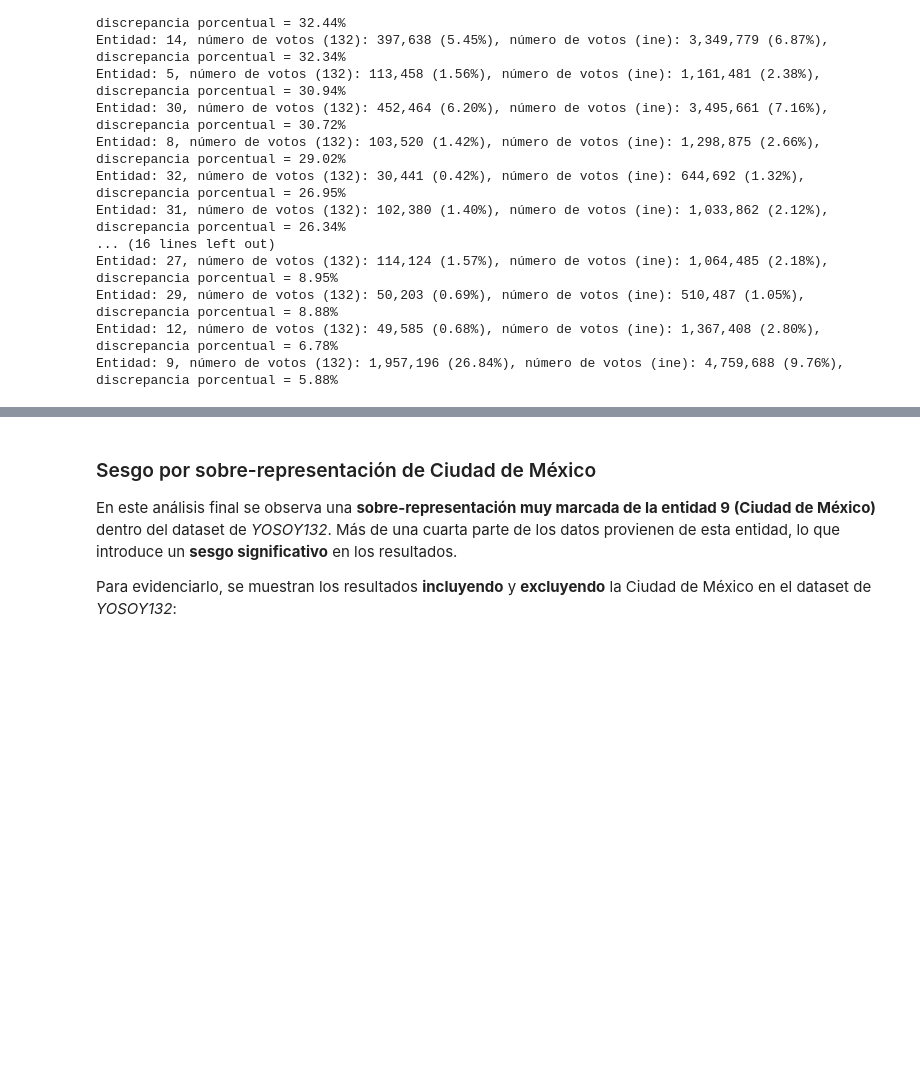
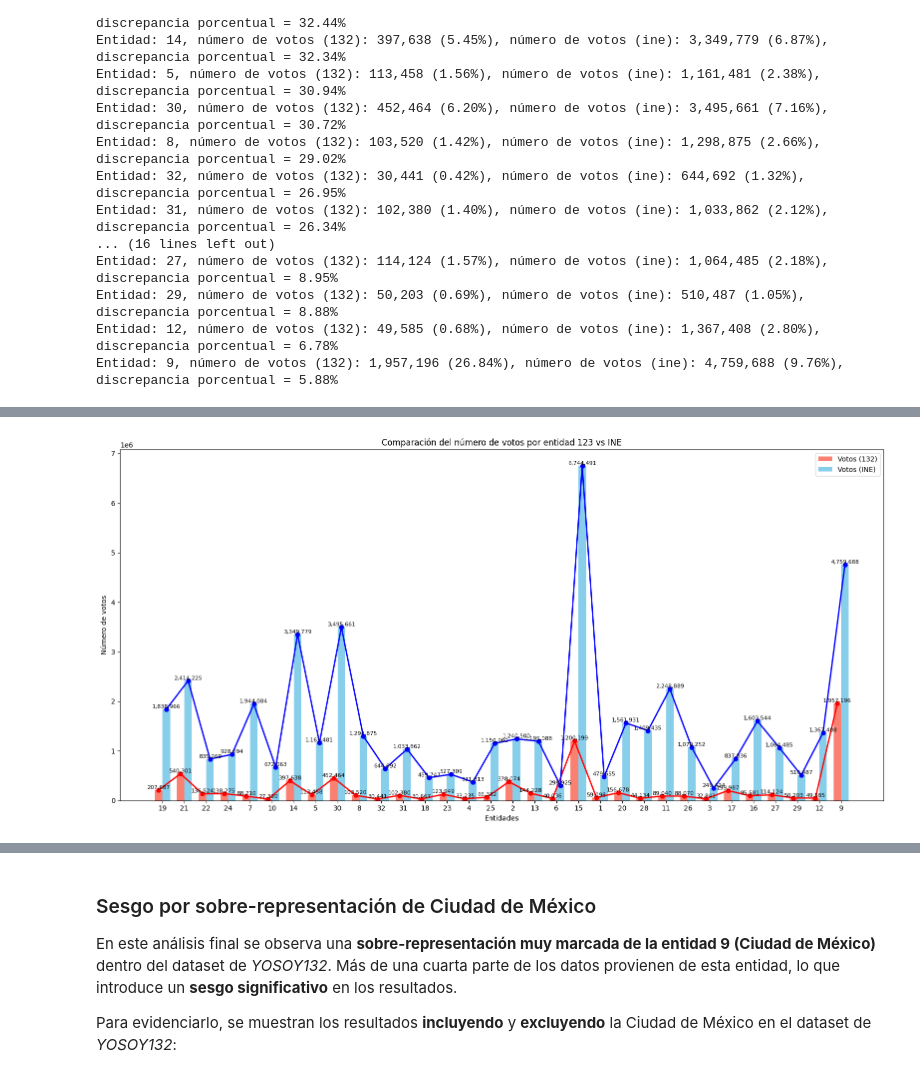
Before and after one commit to JoseAque/Ciencia-de-Datos, a Jupyter notebook: CD_04_Diccionarios/CD_04_PrimerProyecto_NOMBRE_APELLIDO.ipynb, the cells around one changed output, grey strips where cells are left out. Cells and saved outputs as stored; diff of their text form; code cells hidden in the pictures; blank space fills up the shorter version.

```diff
--- a/CD_04_Diccionarios/CD_04_PrimerProyecto_NOMBRE_APELLIDO.ipynb
+++ b/CD_04_Diccionarios/CD_04_PrimerProyecto_NOMBRE_APELLIDO.ipynb
@@ -540,3 +577,40 @@ Entidad: 9, número de votos (132): 1,957,196 (26.84%), número de votos (ine):
+# %%
+import matplotlib.pyplot as plt
+
+# Datos
+entidades = [19,21,22,24,7,10,14,5,30,8,32,31,18,23,4,25,2,13,6,15,1,20,28,11,26,3,17,16,27,29,12,9]
+votos_132 = [207687,540301,136524,138275,88710,27320,397638,113458,452464,103520,30441,102380,30667,123949,33235,66382,378074,144228,40036,1200199,59098,156678,44134,89040,88070,32841,199987,95581,114124,50203,49585,1957196]
+votos_ine = [1838966,2414225,835269,928694,1944084,672063,3349779,1161481,3495661,1298875,644692,1033862,459747,527309,371813,1150900,1240500,1195088,298925,6744491,479655,1561931,1409435,2248889,1070252,249424,837836,1603544,1064485,510487,1367408,4759688]
+
+plt.figure(figsize=(16,8))
+bar_width = 0.35
+x = range(len(entidades))
+
+# Barras
+bars_132 = plt.bar([i - bar_width/2 for i in x], votos_132, width=bar_width, label='Votos (132)', color='salmon')
+bars_ine = plt.bar([i + bar_width/2 for i in x], votos_ine, width=bar_width, label='Votos (INE)', color='skyblue')
+
+# Líneas sobre las barras
+plt.plot([i - bar_width/2 for i in x], votos_132, color='red', marker='o', linestyle='-', linewidth=2)
+plt.plot([i + bar_width/2 for i in x], votos_ine, color='blue', marker='o', linestyle='-', linewidth=2)
+
+# Números encima de las barras
+for bar in bars_132:
+    plt.text(bar.get_x() + bar.get_width()/2, bar.get_height(), f'{int(bar.get_height()):,}', ha='center', va='bottom', fontsize=8)
+for bar in bars_ine:
+    plt.text(bar.get_x() + bar.get_width()/2, bar.get_height(), f'{int(bar.get_height()):,}', ha='center', va='bottom', fontsize=8)
+
+# Etiquetas y título
+plt.xlabel('Entidades')
+plt.ylabel('Número de votos')
+plt.title('Comparación del número de votos por entidad 123 vs INE')
+plt.xticks(x, entidades)
+plt.legend()
+
+plt.tight_layout()
+plt.show()
+# %% [output]
+[figure, added]
 # %%
 import matplotlib.pyplot as plt
 import pandas as pd
```
Also changed, not shown: parts of 2 cells of this notebook.
